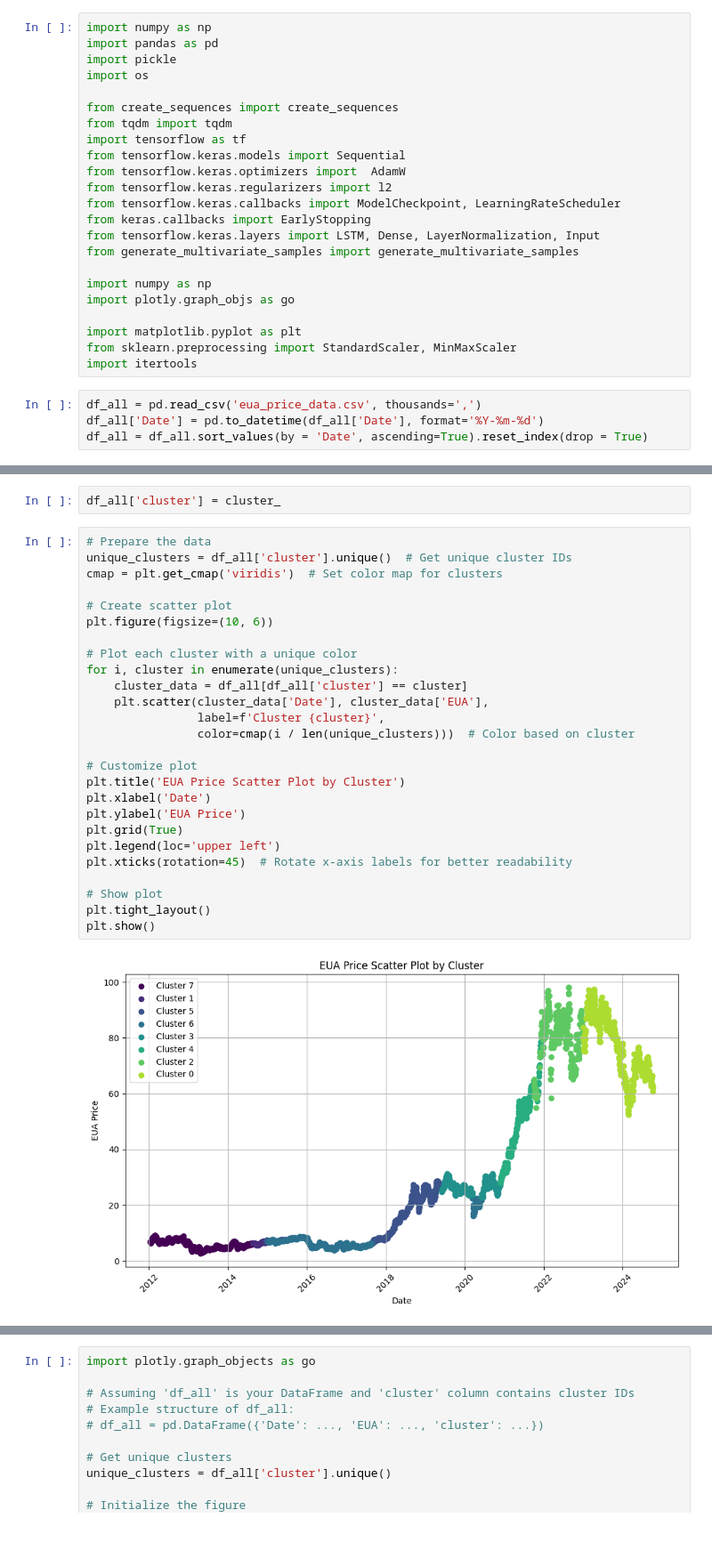
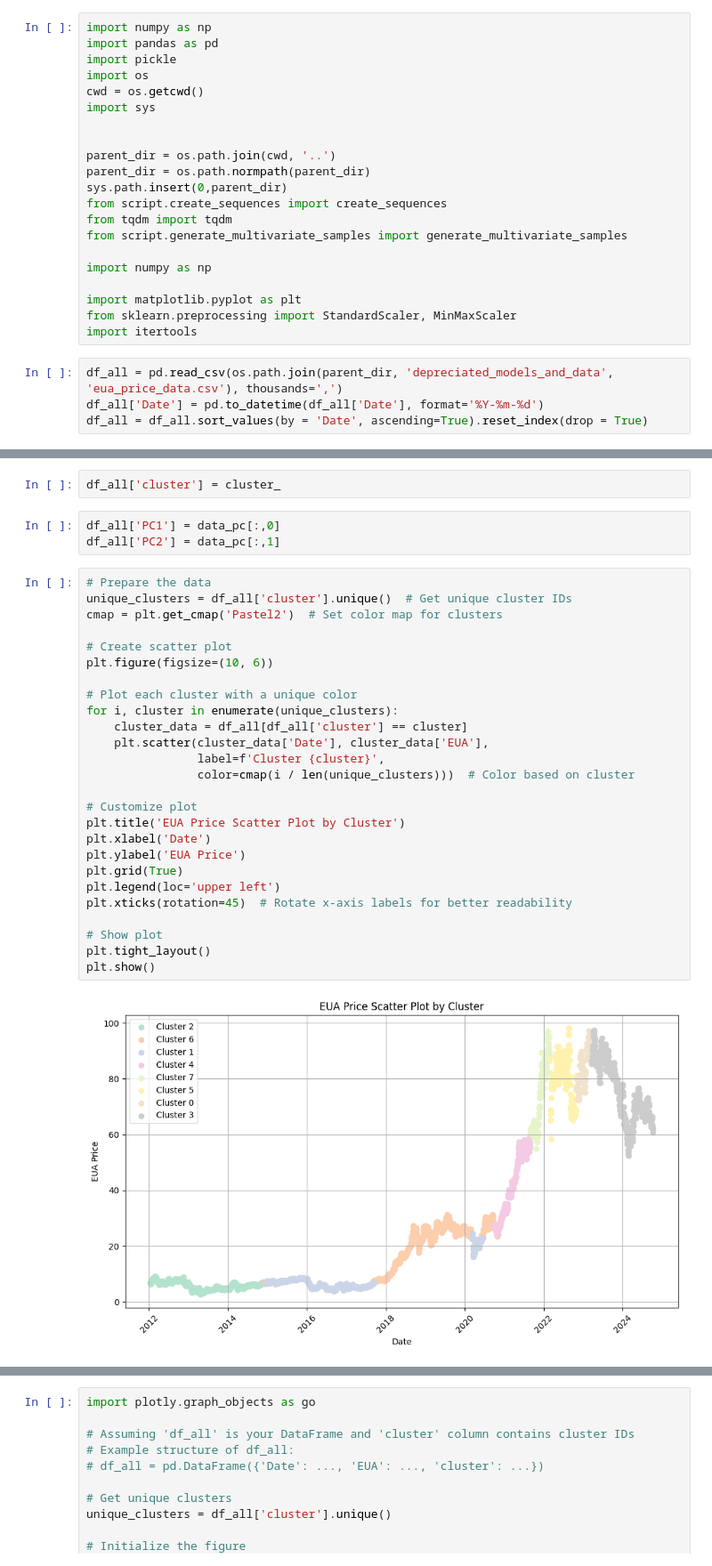
Before and after one commit to geomodeller/eua_prediction, a Jupyter notebook: completed_task/main_apply_lstm_why_date.ipynb, the cells around one changed output, grey strips where cells are left out. Shown at 89% size. Saved outputs shown, nothing was run; the diff lists cells and outputs as text; blank space fills up the shorter version.

```diff
--- a/completed_task/main_apply_lstm_why_date.ipynb
+++ b/completed_task/main_apply_lstm_why_date.ipynb
@@ -3,26 +3,24 @@ import numpy as np
 import pandas as pd
 import pickle
 import os
+cwd = os.getcwd()
+import sys
 
-from create_sequences import create_sequences
+
+parent_dir = os.path.join(cwd, '..')
+parent_dir = os.path.normpath(parent_dir)
+sys.path.insert(0,parent_dir)
+from script.create_sequences import create_sequences
 from tqdm import tqdm
-import tensorflow as tf
-from tensorflow.keras.models import Sequential
-from tensorflow.keras.optimizers import  AdamW
-from tensorflow.keras.regularizers import l2
-from tensorflow.keras.callbacks import ModelCheckpoint, LearningRateScheduler
-from keras.callbacks import EarlyStopping
-from tensorflow.keras.layers import LSTM, Dense, LayerNormalization, Input
-from generate_multivariate_samples import generate_multivariate_samples
+from script.generate_multivariate_samples import generate_multivariate_samples
 
 import numpy as np
-import plotly.graph_objs as go
 
 import matplotlib.pyplot as plt
 from sklearn.preprocessing import StandardScaler, MinMaxScaler
 import itertools
 # %%
-df_all = pd.read_csv('eua_price_data.csv', thousands=',')
+df_all = pd.read_csv(os.path.join(parent_dir, 'depreciated_models_and_data', 'eua_price_data.csv'), thousands=',')
 df_all['Date'] = pd.to_datetime(df_all['Date'], format='%Y-%m-%d')
 df_all = df_all.sort_values(by = 'Date', ascending=True).reset_index(drop = True)
 # %%
@@ -66,31 +64,34 @@ kmeans.fit(data_pc)
 cluster_ = kmeans.predict(data_pc)
 # %%
 df_all['cluster'] = cluster_
+# %%
+df_all['PC1'] = data_pc[:,0]
+df_all['PC2'] = data_pc[:,1]
 # %%
 # Prepare the data
 unique_clusters = df_all['cluster'].unique()  # Get unique cluster IDs
-cmap = plt.get_cmap('viridis')  # Set color map for clusters
+cmap = plt.get_cmap('Pastel2')  # Set color map for clusters
 
 # Create scatter plot
 plt.figure(figsize=(10, 6))
 
 # Plot each cluster with a unique color
 for i, cluster in enumerate(unique_clusters):
     cluster_data = df_all[df_all['cluster'] == cluster]
     plt.scatter(cluster_data['Date'], cluster_data['EUA'],
                 label=f'Cluster {cluster}',
                 color=cmap(i / len(unique_clusters)))  # Color based on cluster
 
 # Customize plot
 plt.title('EUA Price Scatter Plot by Cluster')
 plt.xlabel('Date')
 plt.ylabel('EUA Price')
 plt.grid(True)
 plt.legend(loc='upper left')
 plt.xticks(rotation=45)  # Rotate x-axis labels for better readability
 
 # Show plot
 plt.tight_layout()
 plt.show()
 # %% [output]
-[figure, old version]
+[figure, new version]
```
Also changed, not shown: parts of 2 cells of this notebook, 1 other file.
